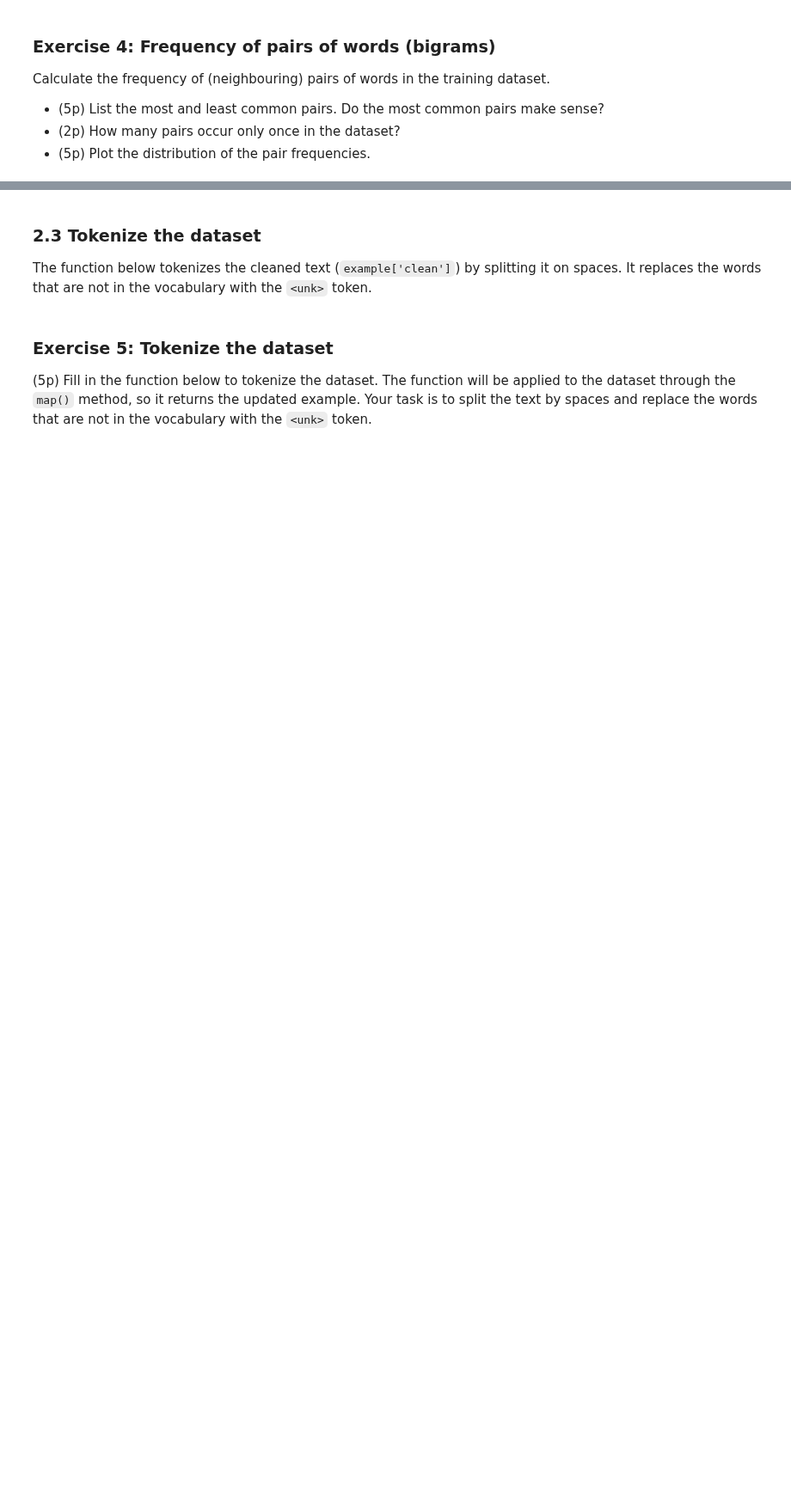
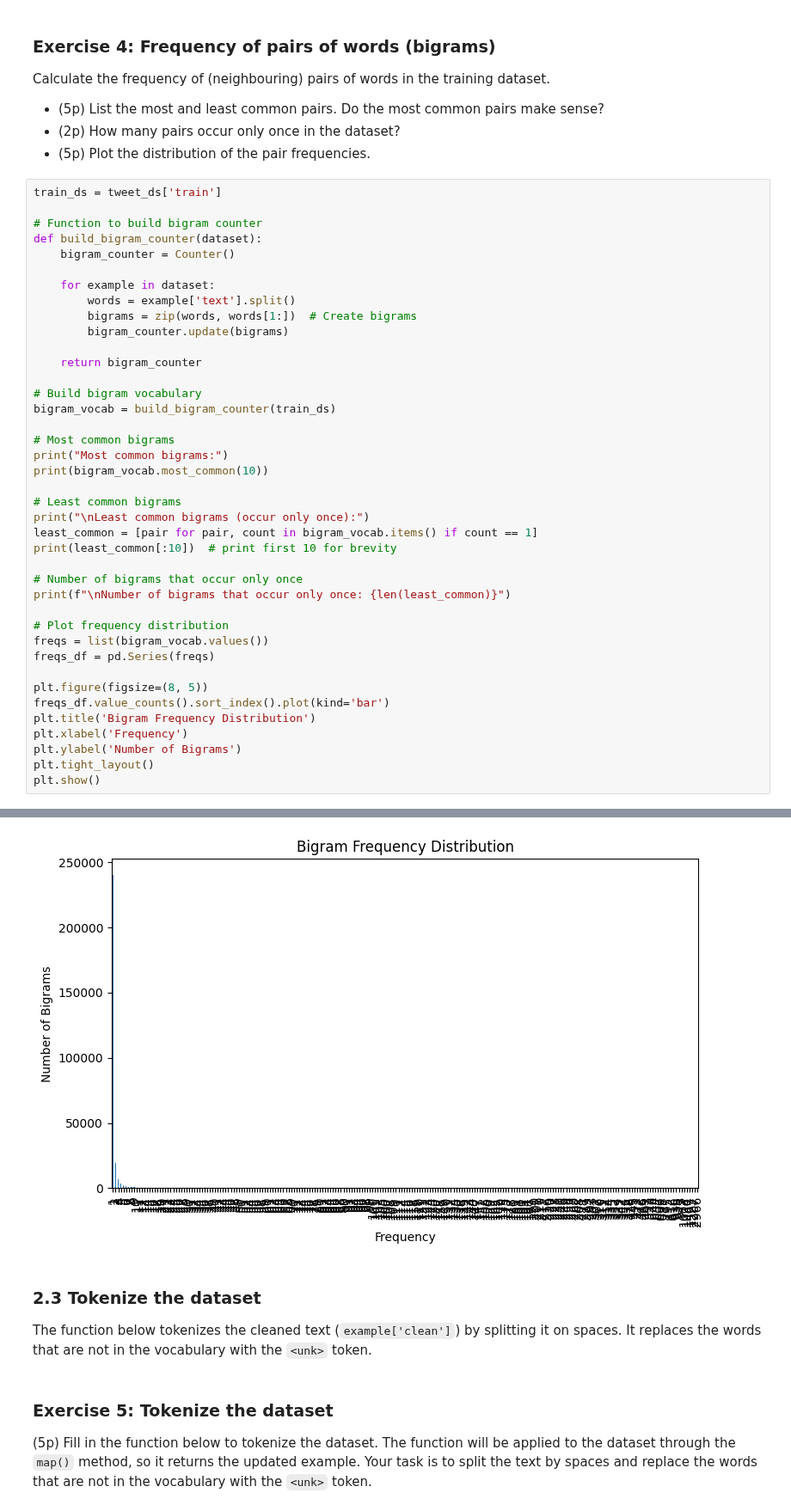
Before and after one commit to vddobush/NLP_Project, a Jupyter notebook: lab1_empty.ipynb, the cells around one changed output, grey strips where cells are left out. Shown at 86% size. Saved outputs shown, nothing was run; the diff lists cells and outputs as text; blank space fills up the shorter version.

````diff
--- a/lab1_empty.ipynb
+++ b/lab1_empty.ipynb
@@ -495,3 +548,44 @@ Calculate the frequency of (neighbouring) pairs of words in the training dataset
 - (5p) List the most and least common pairs. Do the most common pairs make sense?
 - (2p) How many pairs occur only once in the dataset?
 - (5p) Plot the distribution of the pair frequencies.
+# %%
+train_ds = tweet_ds['train']
+
+# Function to build bigram counter
+def build_bigram_counter(dataset):
+    bigram_counter = Counter()
+
+    for example in dataset:
+        words = example['text'].split()
+        bigrams = zip(words, words[1:])  # Create bigrams
+        bigram_counter.update(bigrams)
+
+    return bigram_counter
+
+# Build bigram vocabulary
+bigram_vocab = build_bigram_counter(train_ds)
+
+# Most common bigrams
+print("Most common bigrams:")
+print(bigram_vocab.most_common(10))
+
+# Least common bigrams
+print("\nLeast common bigrams (occur only once):")
+least_common = [pair for pair, count in bigram_vocab.items() if count == 1]
+print(least_common[:10])  # print first 10 for brevity
+
+# Number of bigrams that occur only once
+print(f"\nNumber of bigrams that occur only once: {len(least_common)}")
+
+# Plot frequency distribution
+freqs = list(bigram_vocab.values())
+freqs_df = pd.Series(freqs)
+
+plt.figure(figsize=(8, 5))
+freqs_df.value_counts().sort_index().plot(kind='bar')
+plt.title('Bigram Frequency Distribution')
+plt.xlabel('Frequency')
+plt.ylabel('Number of Bigrams')
+plt.tight_layout()
+plt.show()
+# %% [output]
@@ -498,3 +599,4 @@ Calculate the frequency of (neighbouring) pairs of words in the training dataset
+[figure, added]
 # %% [markdown]
 ### 2.3 Tokenize the dataset
 The function below tokenizes the cleaned text (```example['clean']```) by splitting it on spaces. It replaces the words that are not in the vocabulary with the `<unk>` token.
````
Also changed, not shown: parts of 10 cells of this notebook.
